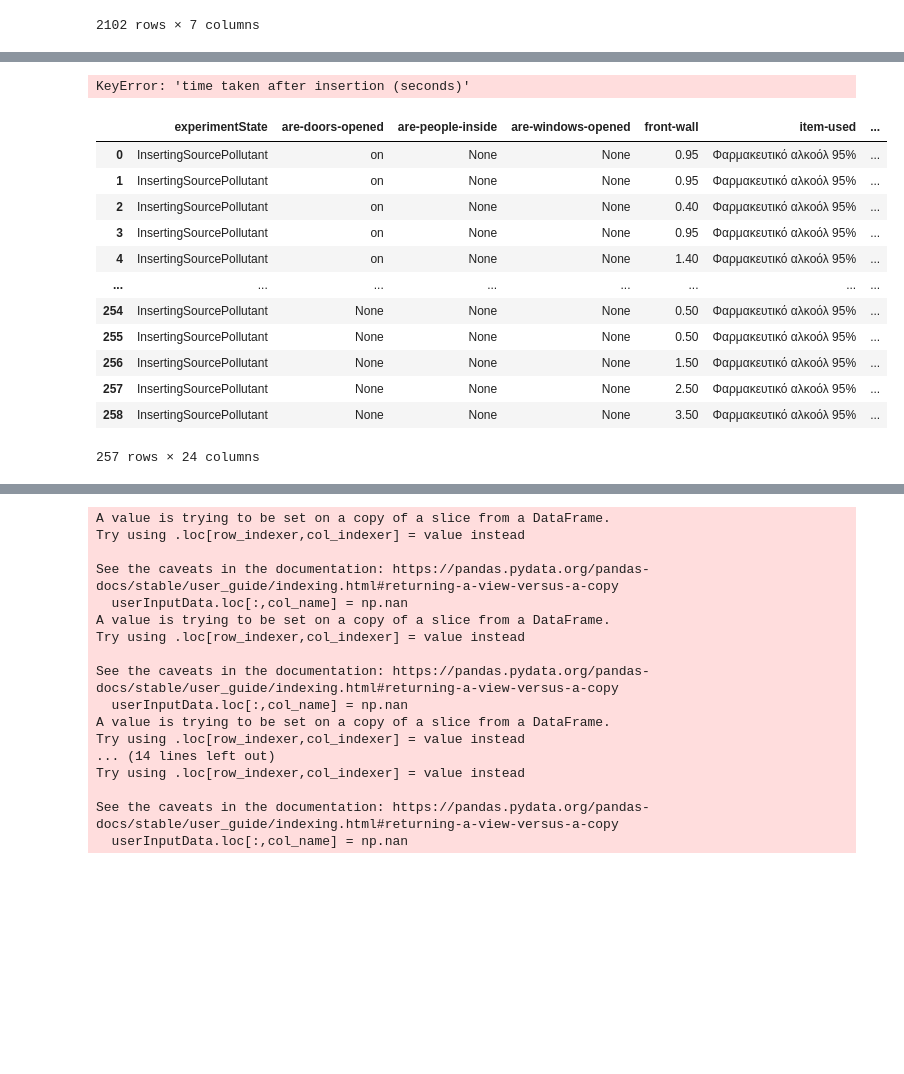
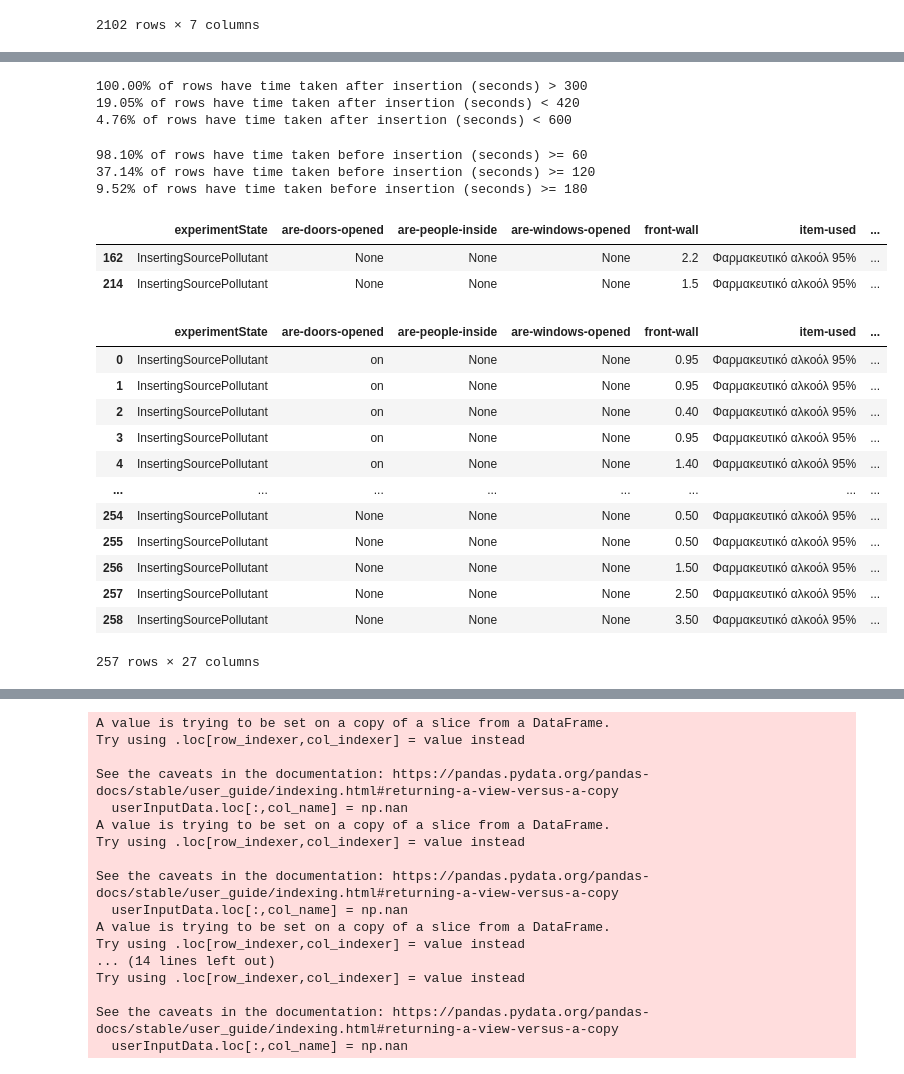
Before and after one commit to Andreas-Ts/Diploma-Project, a Jupyter notebook: dataAnalysis and machine learning/pre processing data.ipynb, the cells around one changed output, grey strips where cells are left out. Cells and saved outputs as stored; diff of their text form; code cells hidden in the pictures; blank space fills up the shorter version.

Commit message:
time percentage created,attemp to check plateue, it needs fix

```diff
--- a/dataAnalysis and machine learning/pre processing data.ipynb
+++ b/dataAnalysis and machine learning/pre processing data.ipynb
@@ -589,5 +605,5 @@ for index, row in userInputData.iterrows():
 
 userInputData["time taken before insertion (seconds)"]  = userInputData["time taken before insertion"].dt.total_seconds()
 userInputData["time taken after insertion (seconds)"]  = userInputData["time taken after insertion"].dt.total_seconds()
-
+userInputData["time taken total"] = pd.to_timedelta(userInputData["time taken total"], errors="coerce")
 userInputData["time taken total (seconds)"] = userInputData["time taken total"].dt.total_seconds()
@@ -597,12 +627,13 @@ AttributeError: Can only use .dt accessor with datetimelike values
 room_mask = userInputData["room"].isin(['Κρεβατοκάμαρα id:0 Μ:0.5 Α:1.4 ,id:1 Π:1.7 Δ:0.5  ,id:2 Π:0.4 Α:1.0', 'Κρεβατοκάμαρα Όλοι οι αισθητήρες μαζί Π:1.80 , Δ:2.00'])
 
 open_door_mask = userInputData["are-doors-opened"] != "on"
-mask = room_mask & open_door_mask
+exp_state_mask = (userInputData["experimentState"] =="InsertingSourcePollutant")
+mask = room_mask & open_door_mask & exp_state_mask
 userInputDataCheck = userInputData.loc[mask]
 
 value = 300  # your threshold value
 percentage = (userInputDataCheck["time taken after insertion (seconds)"] > value).mean() * 100
-print(f"{percentage:.2f}% of rows have time taken after insertion (seconds) < {value}")
+print(f"{percentage:.2f}% of rows have time taken after insertion (seconds) > {value}")
 
 value = 420  # your threshold value
 percentage = (userInputDataCheck["time taken after insertion (seconds)"] > value).mean() * 100
@@ -612,25 +643,39 @@ value = 600  # your threshold value
 percentage = (userInputDataCheck["time taken after insertion (seconds)"] > value).mean() * 100
 print(f"{percentage:.2f}% of rows have time taken after insertion (seconds) < {value}")
 # %% [output]
-KeyError: 'time taken after insertion (seconds)'
+100.00% of rows have time taken after insertion (seconds) > 300
+19.05% of rows have time taken after insertion (seconds) < 420
+4.76% of rows have time taken after insertion (seconds) < 600
 # %%
-room_mask = userInputData["room"].isin(['Κρεβατοκάμαρα id:0 Μ:0.5 Α:1.4 ,id:1 Π:1.7 Δ:0.5  ,id:2 Π:0.4 Α:1.0', 'Κρεβατοκάμαρα Όλοι οι αισθητήρες μαζί Π:1.80 , Δ:2.00'])
+room_mask =( userInputData["room"].isin(['Κρεβατοκάμαρα id:0 Μ:0.5 Α:1.4 ,id:1 Π:1.7 Δ:0.5  ,id:2 Π:0.4 Α:1.0', 'Κρεβατοκάμαρα Όλοι οι αισθητήρες μαζί Π:1.80 , Δ:2.00']) )
 
 open_door_mask = userInputData["are-doors-opened"] != "on"
-mask = room_mask & open_door_mask
+exp_state_mask = (userInputData["experimentState"] =="InsertingSourcePollutant")
+mask = room_mask & open_door_mask & exp_state_mask
 userInputDataCheck = userInputData.loc[mask]
 
-value = 300  # your threshold value
-percentage = (userInputDataCheck["time taken before insertion (seconds)"] > value).mean() * 100
-print(f"{percentage:.2f}% of rows have time taken before insertion (seconds) < {value}")
+value = 60  # your threshold value
+percentage = (userInputDataCheck["time taken before insertion (seconds)"] >= value).mean() * 100
+print(f"{percentage:.2f}% of rows have time taken before insertion (seconds) >= {value}")
 
-value = 420  # your threshold value
-percentage = (userInputDataCheck["time taken before insertion (seconds)"] > value).mean() * 100
-print(f"{percentage:.2f}% of rows have time taken before insertion (seconds) < {value}")
+value = 120  # your threshold value
+percentage = (userInputDataCheck["time taken before insertion (seconds)"] >= value).mean() * 100
+print(f"{percentage:.2f}% of rows have time taken before insertion (seconds) >= {value}")
 
-value = 600  # your threshold value
-percentage = (userInputDataCheck["time taken before insertion (seconds)"] > value).mean() * 100
-print(f"{percentage:.2f}% of rows have time taken before insertion (seconds) < {value}")
+value = 180  # your threshold value
+percentage = (userInputDataCheck["time taken before insertion (seconds)"] >= value).mean() * 100
+print(f"{percentage:.2f}% of rows have time taken before insertion (seconds) >= {value}")
+# %% [output]
+98.10% of rows have time taken before insertion (seconds) >= 60
+37.14% of rows have time taken before insertion (seconds) >= 120
+9.52% of rows have time taken before insertion (seconds) >= 180
+# %%
+value=60
+userInputDataCheck.loc[mask & (userInputDataCheck["time taken before insertion (seconds)"] < value)]
+# %% [output]
+|  | experimentState | are-doors-opened | are-people-inside | are-windows-opened | front-wall | item-used | ... |
+| 162 | InsertingSourcePollutant | None | None | None | 2.2 | Φαρμακευτικό αλκοόλ 95% | ... |
+| 214 | InsertingSourcePollutant | None | None | None | 1.5 | Φαρμακευτικό αλκοόλ 95% | ... |
 # %%
 # Find indices where the column is NaN
 to_drop_idx = userInputData[userInputData["timestamp InsertingSource timedelta"].isna()].index
@@ -656,7 +701,7 @@ userInputData
 | 256 | InsertingSourcePollutant | None | None | None | 1.50 | Φαρμακευτικό αλκοόλ 95% | ... |
 | 257 | InsertingSourcePollutant | None | None | None | 2.50 | Φαρμακευτικό αλκοόλ 95% | ... |
 | 258 | InsertingSourcePollutant | None | None | None | 3.50 | Φαρμακευτικό αλκοόλ 95% | ... |
-257 rows × 24 columns
+257 rows × 27 columns
 # %%
 for index, row in userInputData.iterrows():
 
```
Also changed, not shown: parts of 20 cells of this notebook.
